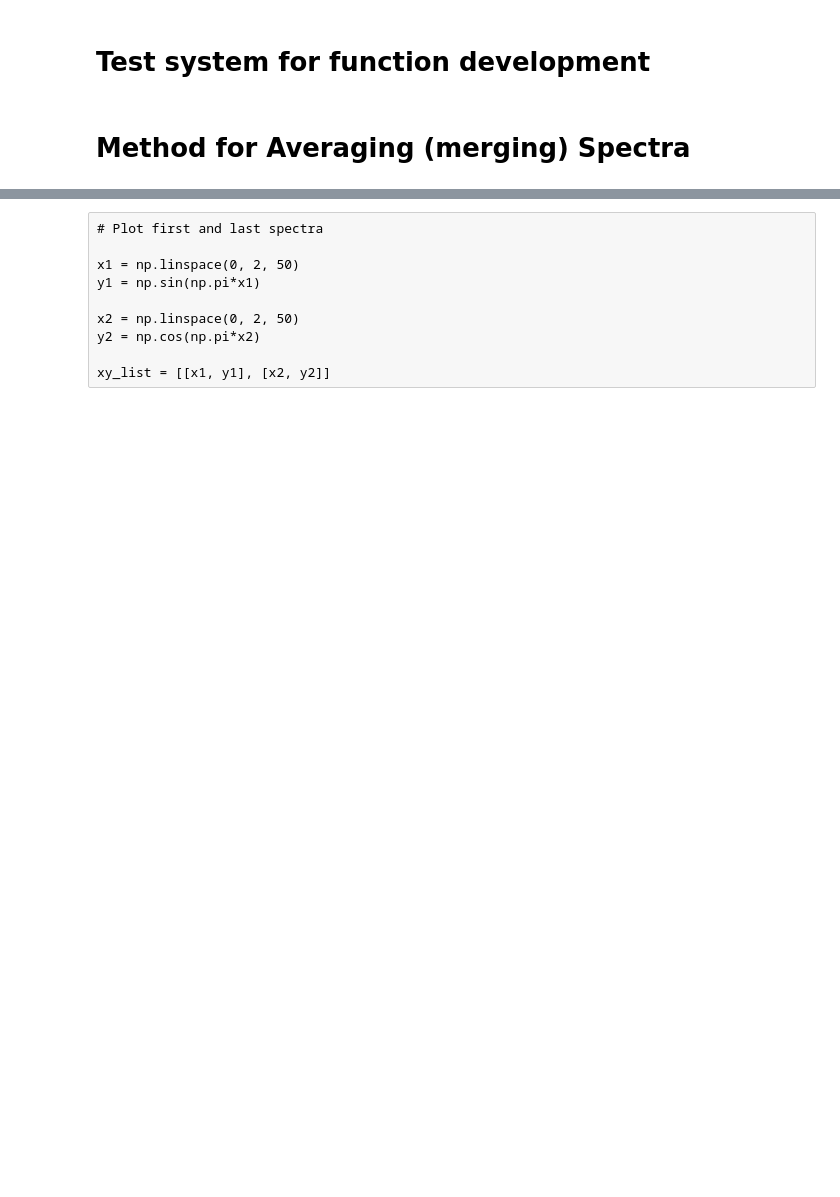
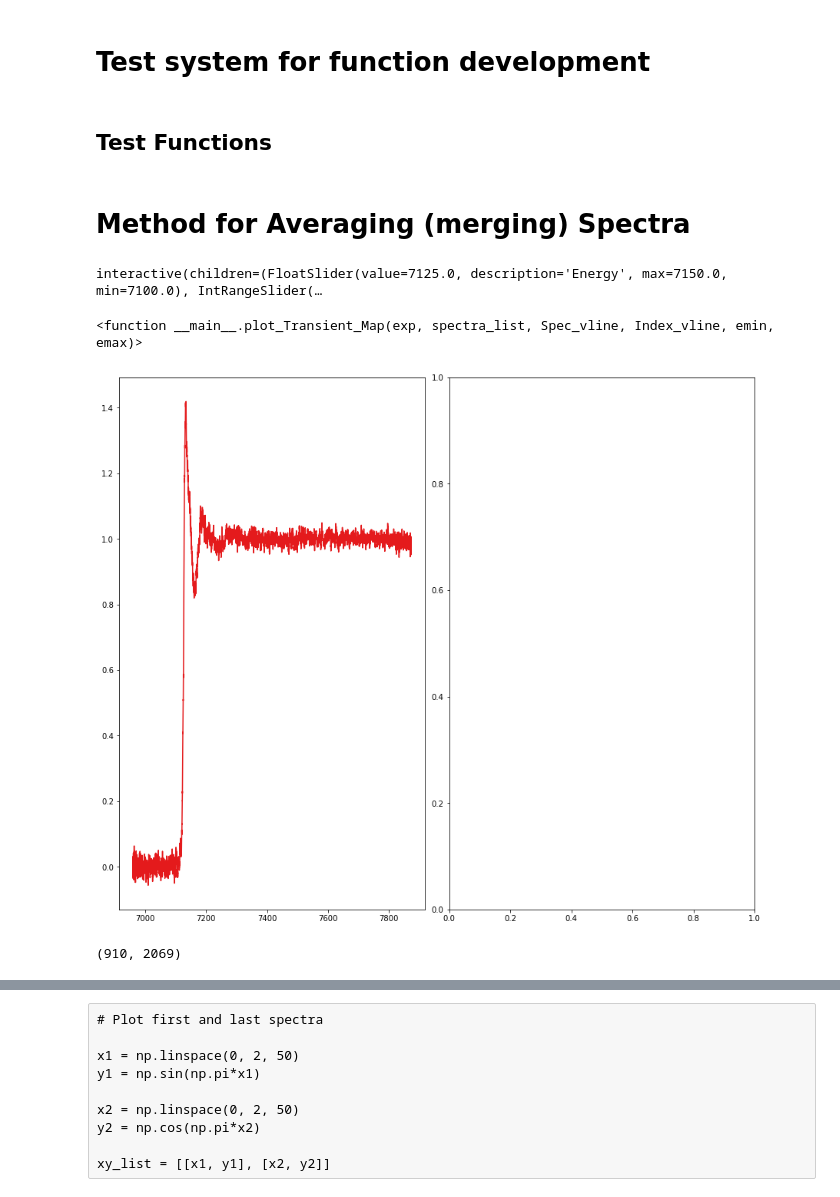
Before and after one commit to ahoffm02/catXAS, a Jupyter notebook: notebooks/Test Bed.ipynb, the cells around one changed output, grey strips where cells are left out. Saved outputs shown, nothing was run; the diff lists cells and outputs as text; code cells hidden in the pictures; blank space fills up the shorter version.

```diff
--- a/notebooks/Test Bed.ipynb
+++ b/notebooks/Test Bed.ipynb
@@ -44,3 +44,5 @@ pickle_path = os.path.join(pickle_dir,pickle_name)
 pickle_in = open(pickle_path,"rb")
 my_exp = pickle.load(pickle_in)
 pickle_in.close()
+# %% [markdown]
+## Test Functions
@@ -47,5 +102,31 @@ pickle_in.close()
 # %% [markdown]
 # Method for Averaging (merging) Spectra
+# %%
+emin = 7100
+emax = 7150
+Spec_line = widgets.FloatSlider(value = (emax+emin)/2, min = emin, max = emax, step = 0.1, description = 'Energy')
+
+num_spectra = len(my_exp.spectra) # Might need  keys and list first
+
+spectra_list = [0, num_spectra]
+
+Index_vline = widgets.IntRangeSlider( value = [0, num_spectra], min = 0, max = num_spectra, step = 1, description = 'Index Numbers:')
+# %%
+interact(plot_Transient_Map,
+         exp = fixed(my_exp),
+         spectra_list = fixed(spectra_list),
+         Spec_vline = Spec_line,
+         Index_vline = Index_vline,
+         emin = fixed(emin),
+         emax = fixed(emax))
+# %% [output]
+interactive(children=(FloatSlider(value=7125.0, description='Energy', max=7150.0, min=7100.0), IntRangeSlider(…
+<function __main__.plot_Transient_Map(exp, spectra_list, Spec_vline, Index_vline, emin, emax)>
+[figure, added]
+# %%
+Index_vline.value
+# %% [output]
+(910, 2069)
 # %%
 # List all Spectra in experiment
 
```
Also changed, not shown: parts of 12 cells of this notebook, 3 other files.
